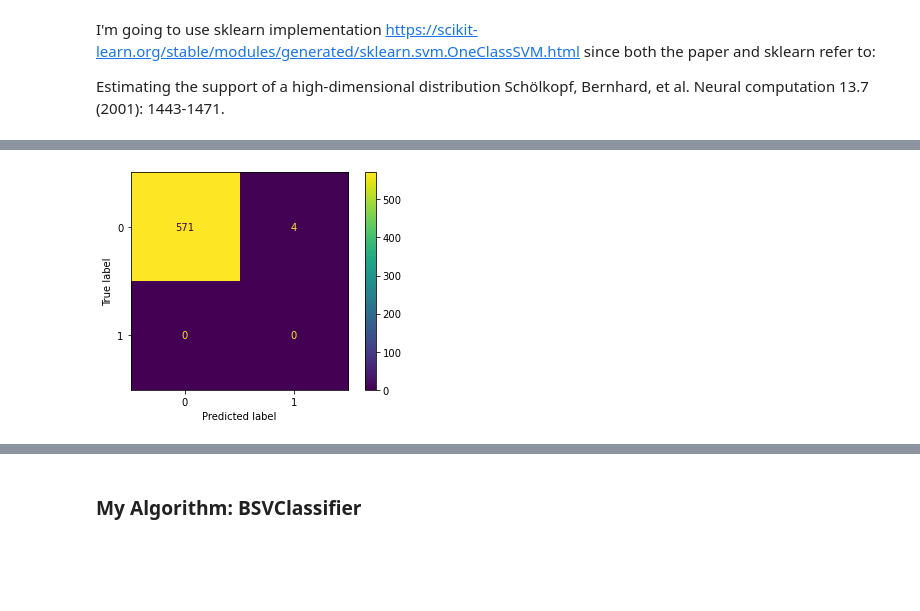
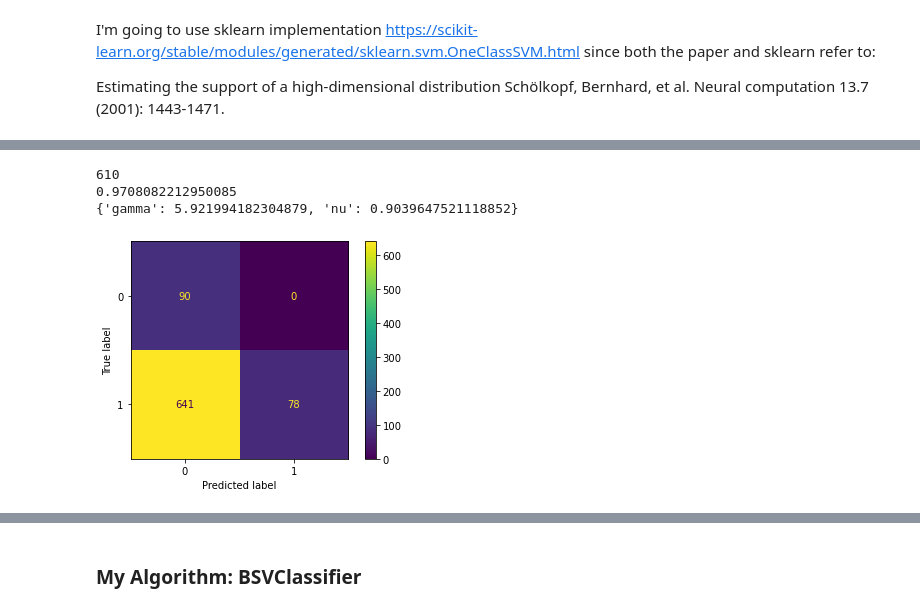
Before and after one commit to MaxFrax/FederatedLearningOutlierDetection, a Jupyter notebook: jupyter/Evaluation.ipynb, the cells around one changed output, grey strips where cells are left out. Saved outputs shown, nothing was run; the diff lists cells and outputs as text; code cells hidden in the pictures; blank space fills up the shorter version.

```diff
--- a/jupyter/Evaluation.ipynb
+++ b/jupyter/Evaluation.ipynb
@@ -125,14 +99,36 @@ y_test = y_test + y_outliers_sample
-# %%
-from sklearn.svm import OneClassSVM
-from sklearn.metrics import confusion_matrix, ConfusionMatrixDisplay
-
-clf = OneClassSVM(gamma='auto').fit(X_train)
-clf.predict(X_train)
-
-ConfusionMatrixDisplay(confusion_matrix(y_train, clf.predict(X_train))).plot()
-plt.show()
-# %% [output]
-[figure, removed]
+# %%
+from sklearn.svm import OneClassSVM
+from sklearn.model_selection import RandomizedSearchCV
+from sklearn.metrics import confusion_matrix, ConfusionMatrixDisplay
+from scipy.stats import uniform
+from sklearn.model_selection import PredefinedSplit
+
+# Gamma is a free parameter. It ranges from 0 to infinity
+# Predefined split to train on the whole dataset and test on the whole dataset
+distributions = dict(nu=uniform(loc=0.2, scale=0.8), gamma=uniform(loc=0, scale=1000))
+
+test_fold = [0 if v < len(X) else 1 for v in range(len(X) * 2)]
+
+search = RandomizedSearchCV(OneClassSVM(), distributions, cv=PredefinedSplit(test_fold=test_fold), refit=True, n_iter=1000, scoring='roc_auc', n_jobs=-1, error_score='raise')
+
+res = search.fit(pd.concat([X,X]), y+y)
+
+clf = res.best_estimator_
+
+print(res.best_index_)
+print(res.best_score_)
+print(res.best_params_)
+
+
+y_pred = clf.predict(X)
+
+ConfusionMatrixDisplay(confusion_matrix(y, y_pred)).plot()
+plt.show()
+# %% [output]
+610
+0.9708082212950085
+{'gamma': 5.921994182304879, 'nu': 0.9039647521118852}
+[figure, added]
 # %%
 from sklearn.metrics import RocCurveDisplay
 
```
Also changed, not shown: parts of 12 cells of this notebook.
